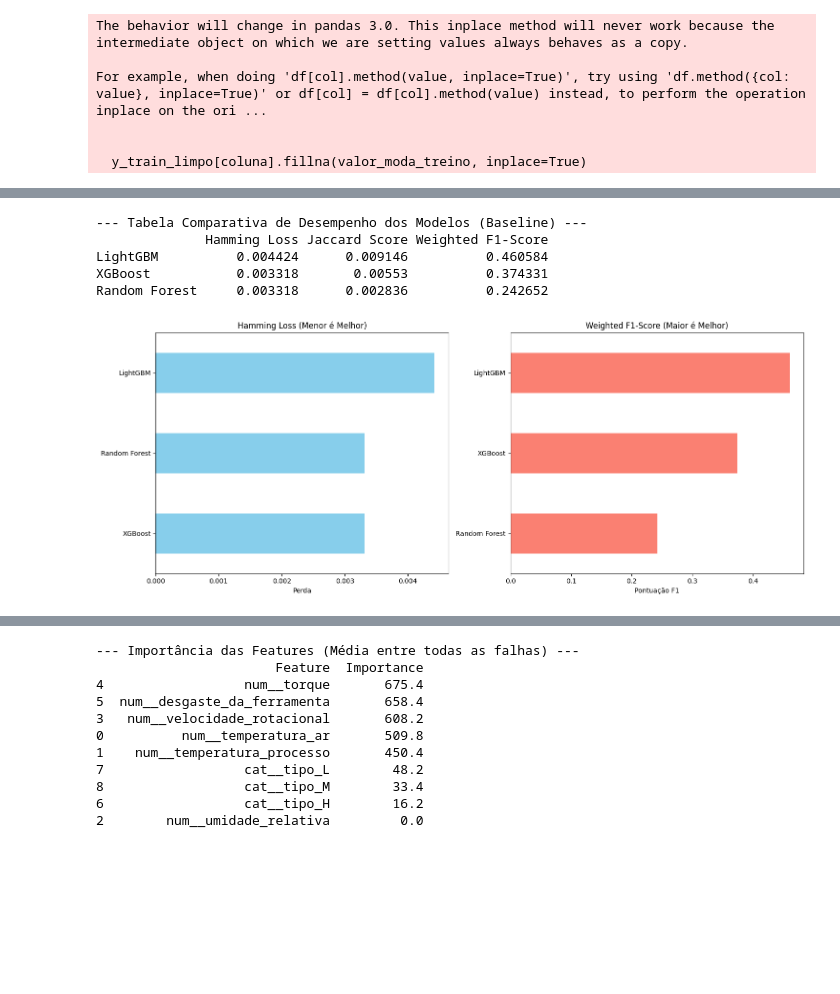
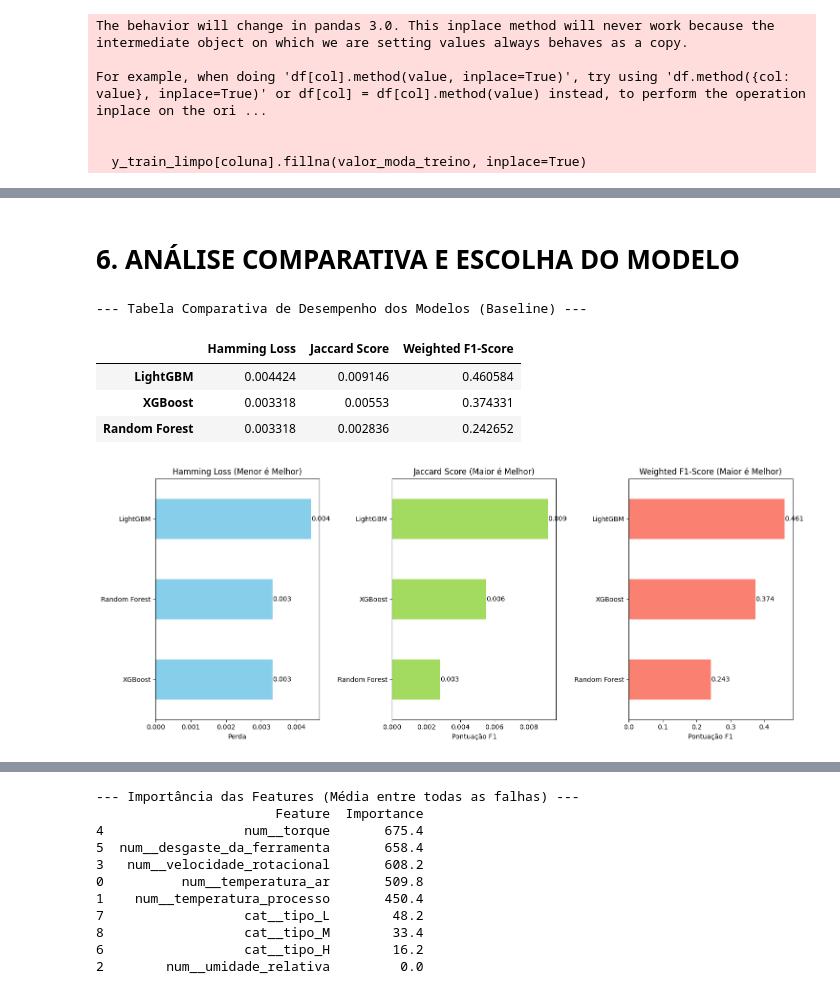
Before and after one commit to paula-33/Bootcamp_DS, a Jupyter notebook: 03_Multirrotulo.ipynb, the cells around one changed output, grey strips where cells are left out. Drawn from its saved outputs; the diff is of its cells as text; code cells hidden in the pictures; blank space fills up the shorter version.

```diff
--- a/03_Multirrotulo.ipynb
+++ b/03_Multirrotulo.ipynb
@@ -470,8 +487,9 @@ Resultados de LightGBM no conjunto de validação:
   Hamming Loss: 0.0044
   Jaccard Score (samples): 0.0091
   Weighted F1-Score: 0.4606
+# %% [markdown]
+# 6. ANÁLISE COMPARATIVA E ESCOLHA DO MODELO
 # %%
-
 
 # ------------------------------------------------------------------------------
 # 6. ANÁLISE COMPARATIVA E ESCOLHA DO MODELO
@@ -483,26 +501,36 @@ Resultados de LightGBM no conjunto de validação:
 results_df = pd.DataFrame(results).T[['Hamming Loss', 'Jaccard Score', 'Weighted F1-Score']]
 results_df = results_df.sort_values(by='Weighted F1-Score', ascending=False)
 print("\n\n--- Tabela Comparativa de Desempenho dos Modelos (Baseline) ---")
-print(results_df)
-
-# --- 6.2. Visualização Comparativa ---
-fig, ax = plt.subplots(1, 2, figsize=(15, 6))
-results_df['Hamming Loss'].sort_values().plot(kind='barh', ax=ax[0], color='skyblue')
-ax[0].set_title('Hamming Loss (Menor é Melhor)')
-ax[0].set_xlabel('Perda')
-
-results_df['Weighted F1-Score'].sort_values().plot(kind='barh', ax=ax[1], color='salmon')
-ax[1].set_title('Weighted F1-Score (Maior é Melhor)')
-ax[1].set_xlabel('Pontuação F1')
-
-plt.tight_layout()
-plt.show()
+display(results_df)
 # %% [output]
 --- Tabela Comparativa de Desempenho dos Modelos (Baseline) ---
-              Hamming Loss Jaccard Score Weighted F1-Score
-LightGBM          0.004424      0.009146          0.460584
-XGBoost           0.003318       0.00553          0.374331
-Random Forest     0.003318      0.002836          0.242652
-[figure, removed]
+|  | Hamming Loss | Jaccard Score | Weighted F1-Score |
+| LightGBM | 0.004424 | 0.009146 | 0.460584 |
+| XGBoost | 0.003318 | 0.00553 | 0.374331 |
+| Random Forest | 0.003318 | 0.002836 | 0.242652 |
+# %%
+# --- 6.2. Visualização Comparativa ---
+fig, ax = plt.subplots(1, 3, figsize=(15, 6))
+results_df['Hamming Loss'].sort_values().plot(kind='barh', ax=ax[0], color='skyblue')
+ax[0].set_title('Hamming Loss (Menor é Melhor)')
+ax[0].set_xlabel('Perda')
+
+results_df['Jaccard Score'].sort_values().plot(kind='barh', ax=ax[1], color='#A2DB60')
+ax[1].set_title('Jaccard Score (Maior é Melhor)')
+ax[1].set_xlabel('Pontuação F1')
+
+results_df['Weighted F1-Score'].sort_values().plot(kind='barh', ax=ax[2], color='salmon')
+ax[2].set_title('Weighted F1-Score (Maior é Melhor)')
+ax[2].set_xlabel('Pontuação F1')
+
+# Add data labels to each subplot
+for axis in ax.flatten(): # Iterate through all axes in the array
+    for container in axis.containers:
+        axis.bar_label(container, fmt='%.3f')
+
+plt.tight_layout()
+plt.show()
+# %% [output]
+[figure, added]
 # %%
 
```
Also changed, not shown: parts of 35 cells of this notebook.
